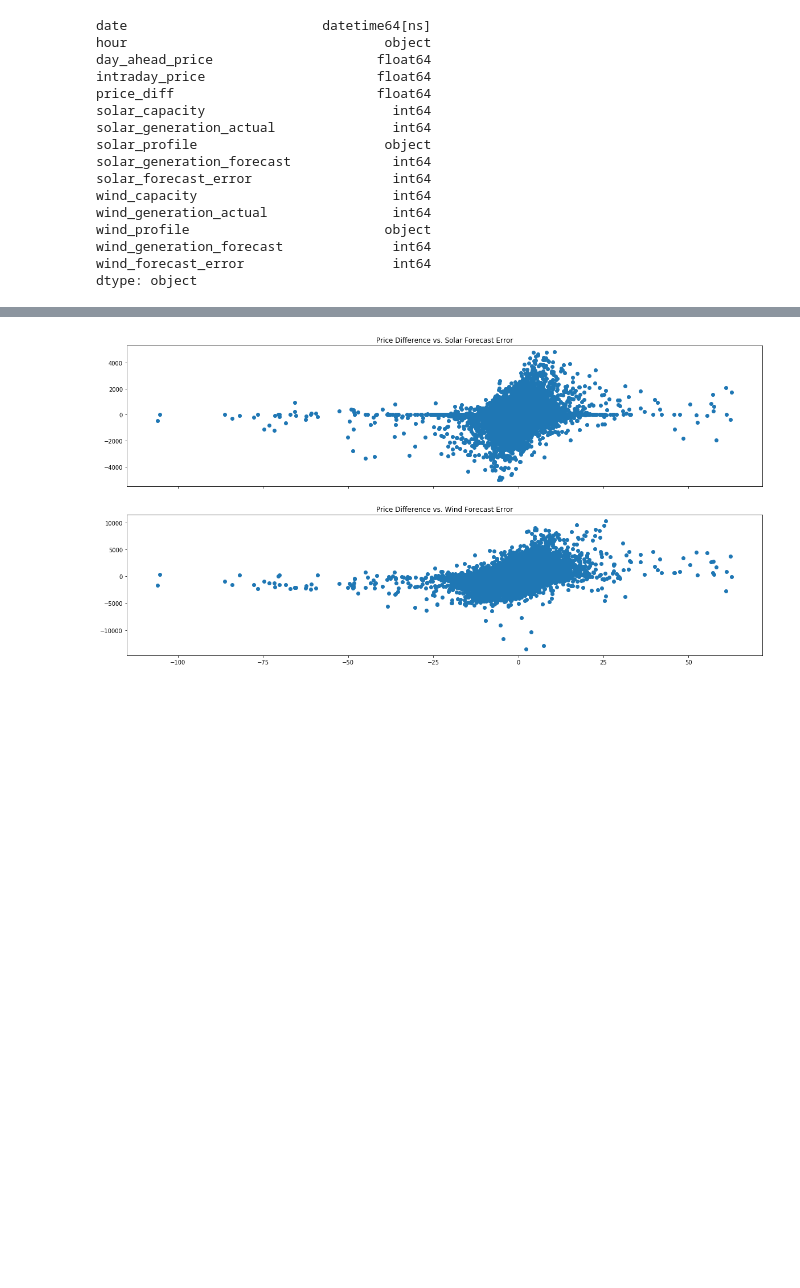
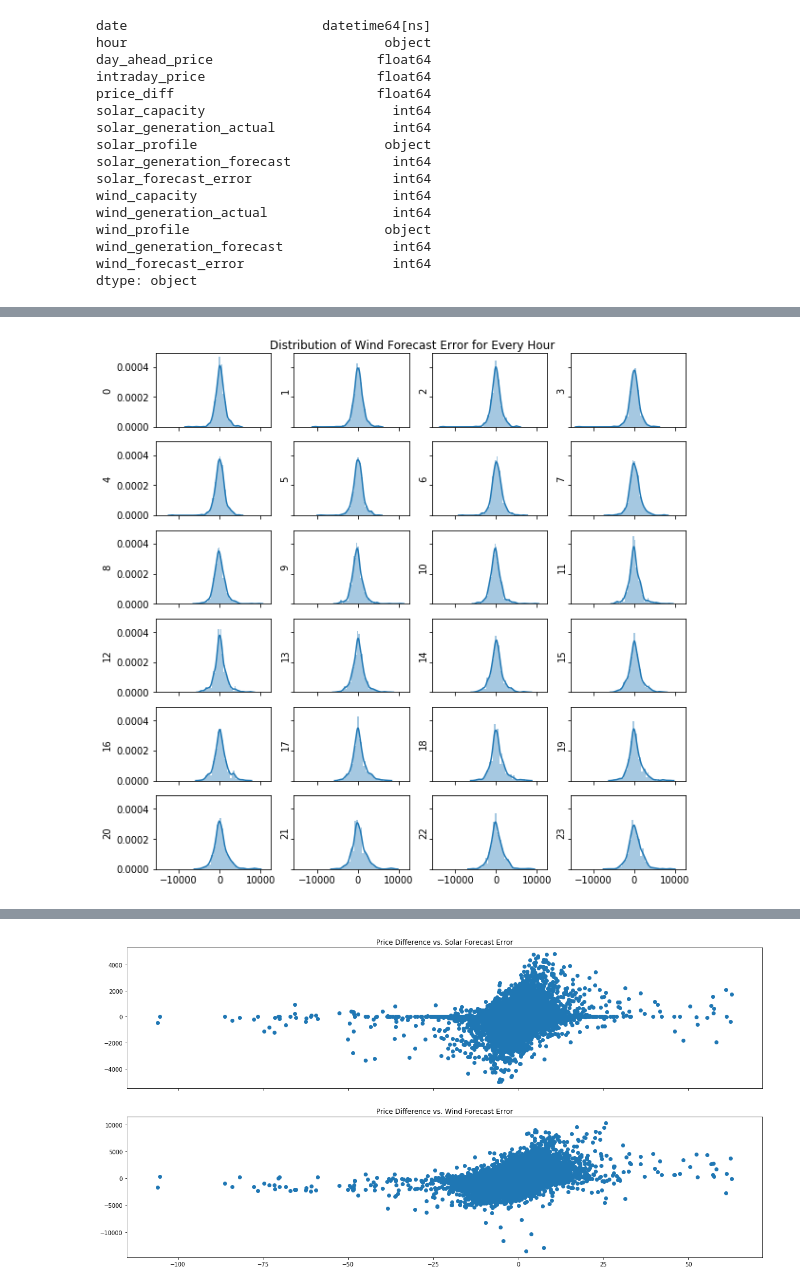
Before and after one commit to mauricepohl/pandas, a Jupyter notebook: 03_modeling/Modeling - Playground Maurice.ipynb, the cells around one changed output, grey strips where cells are left out. Saved outputs shown, nothing was run; the diff lists cells and outputs as text; code cells hidden in the pictures; blank space fills up the shorter version.

```diff
--- a/03_modeling/Modeling - Playground Maurice.ipynb
+++ b/03_modeling/Modeling - Playground Maurice.ipynb
@@ -90,0 +124,11 @@ sns.distplot(df0["wind_forecast_error"]);
+# %%
+fig, axs = plt.subplots(6, 4, figsize=(10, 10), sharex=True, sharey=True)
+
+for hour, ax in enumerate(fig.axes):
+    ax.set_ylabel(str(hour))
+    globals()["df" + str(hour)] = df_clean.between_time(str(hour) + ":00", str(hour) + ":59")
+    sns.distplot(globals()["df" + str(hour)]["wind_forecast_error"], ax=ax, axlabel=False)
+
+plt.suptitle("Distribution of Wind Forecast Error for Every Hour", y=0.9);
+# %% [output]
+[figure, added]
```
Also changed, not shown: parts of 8 cells of this notebook.
